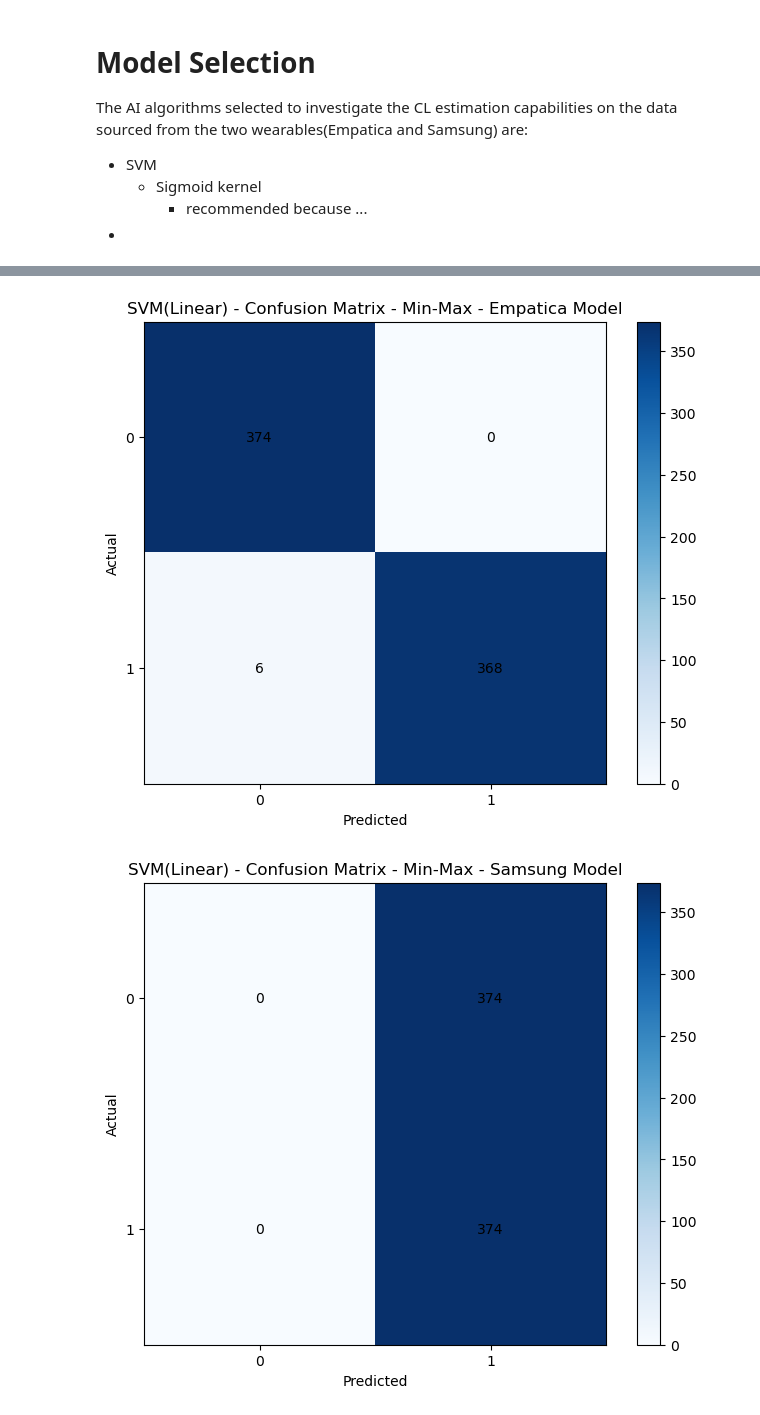
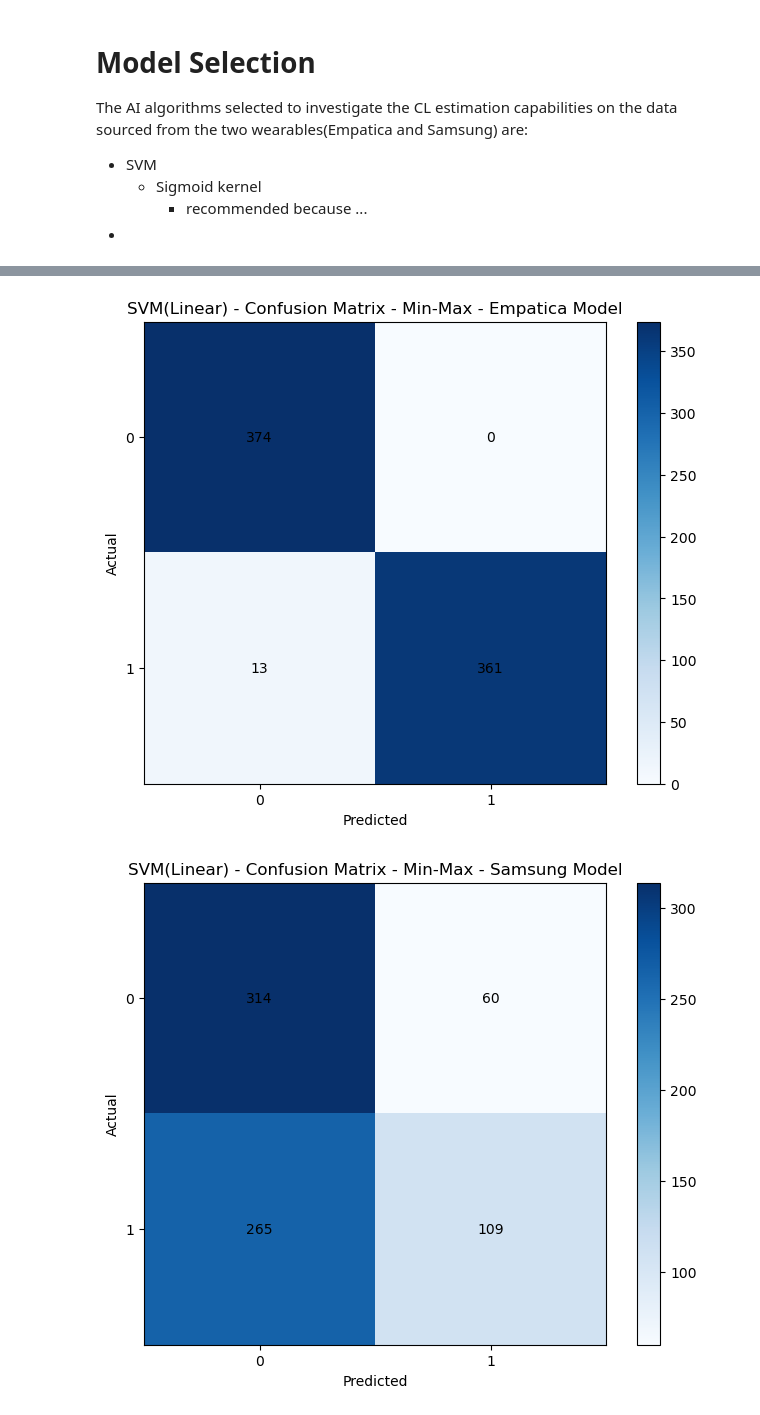
Before and after one commit to Aloa0001/AI-Data-Management, a Jupyter notebook: project/2-svm-eval-visual.ipynb, the cells around one changed output, grey strips where cells are left out. Cells and saved outputs as stored; diff of their text form; code cells hidden in the pictures.

```diff
--- a/project/2-svm-eval-visual.ipynb
+++ b/project/2-svm-eval-visual.ipynb
@@ -36,6 +36,15 @@ y_test_empatica = testing_df["CL"]
 
 X_test_samsung = testing_df[["samsung_bvp"]]
 y_test_samsung = testing_df["CL"]
+
+# Combine training and validation data
+X_train_empatica = pd.concat(
+    [X_train_empatica, validation_df[["empatica_bvp", "empatica_eda", "empatica_temp"]]]
+)
+y_train_empatica = pd.concat([y_train_empatica, validation_df["CL"]])
+
+X_train_samsung = pd.concat([X_train_samsung, validation_df[["samsung_bvp"]]])
+y_train_samsung = pd.concat([y_train_samsung, validation_df["CL"]])
 
 # Define SVM models with chosen kernel
 model_empatica = SVC(kernel="rbf", random_state=42)
@@ -153,6 +162,15 @@ y_test_empatica = testing_df["CL"]
 
 X_test_samsung = testing_df[["samsung_bvp"]]
 y_test_samsung = testing_df["CL"]
+
+# Combine training and validation data
+X_train_empatica = pd.concat(
+    [X_train_empatica, validation_df[["empatica_bvp", "empatica_eda", "empatica_temp"]]]
+)
+y_train_empatica = pd.concat([y_train_empatica, validation_df["CL"]])
+
+X_train_samsung = pd.concat([X_train_samsung, validation_df[["samsung_bvp"]]])
+y_train_samsung = pd.concat([y_train_samsung, validation_df["CL"]])
 
 # Define SVM models with chosen kernel
 model_empatica = SVC(kernel="rbf", random_state=42)
@@ -270,6 +288,15 @@ y_test_empatica = testing_df["CL"]
 
 X_test_samsung = testing_df[["samsung_bvp"]]
 y_test_samsung = testing_df["CL"]
+
+# Combine training and validation data
+X_train_empatica = pd.concat(
+    [X_train_empatica, validation_df[["empatica_bvp", "empatica_eda", "empatica_temp"]]]
+)
+y_train_empatica = pd.concat([y_train_empatica, validation_df["CL"]])
+
+X_train_samsung = pd.concat([X_train_samsung, validation_df[["samsung_bvp"]]])
+y_train_samsung = pd.concat([y_train_samsung, validation_df["CL"]])
 
 # Define SVM models with chosen kernel
 model_empatica = SVC(kernel="linear", random_state=42)
@@ -359,5 +386,5 @@ Confusion Matrix (Samsung Model):
 [figure]
-[figure, old version]
+[figure, new version]
 # %%
 import pandas as pd
 from sklearn.model_selection import train_test_split
```
Also changed, not shown: parts of 8 cells of this notebook, 4 other files.
